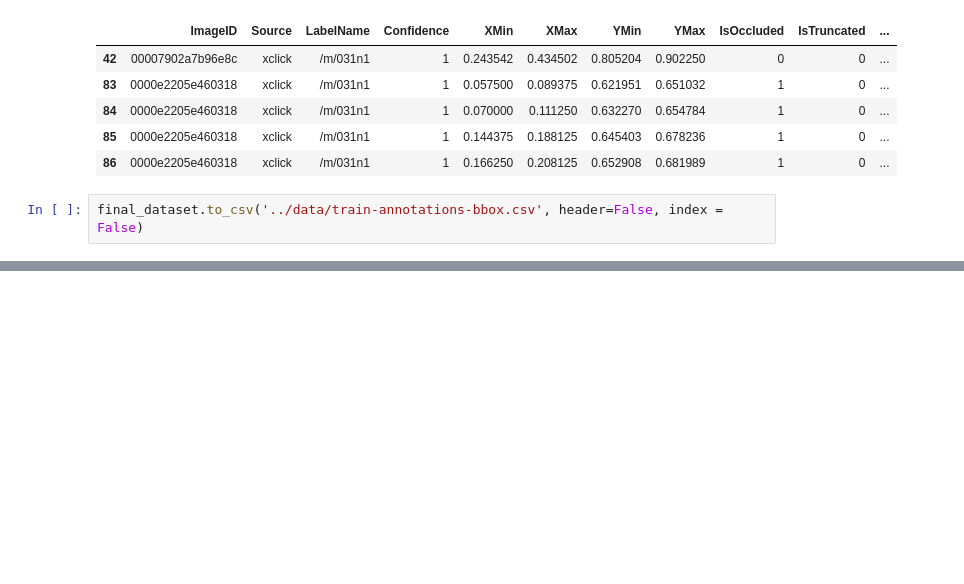
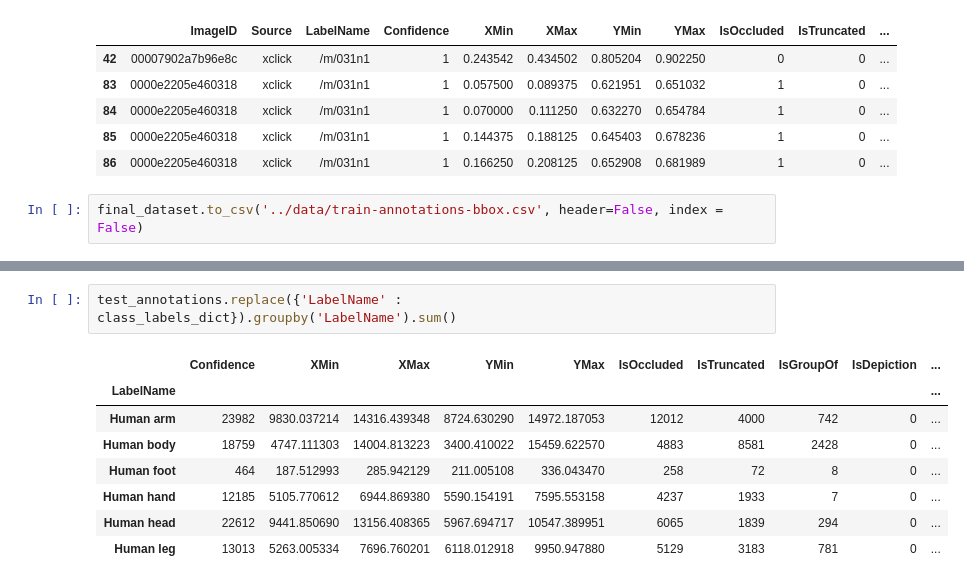
Before and after one commit to sysaster/dataset, a Jupyter notebook: notebooks/Downlod dataset.ipynb, the cells around one changed output, grey strips where cells are left out. Drawn from its saved outputs; the diff is of its cells as text; blank space fills up the shorter version.

```diff
--- a/notebooks/Downlod dataset.ipynb
+++ b/notebooks/Downlod dataset.ipynb
@@ -275,0 +310,11 @@ final_dataset.to_csv('../data/train-annotations-bbox.csv', header=False, index =
+# %%
+test_annotations.replace({'LabelName' : class_labels_dict}).groupby('LabelName').sum()
+# %% [output]
+|  | Confidence | XMin | XMax | YMin | YMax | IsOccluded | IsTruncated | IsGroupOf | IsDepiction | ... |
+| LabelName |  |  |  |  |  |  |  |  |  | ... |
+| Human arm | 23982 | 9830.037214 | 14316.439348 | 8724.630290 | 14972.187053 | 12012 | 4000 | 742 | 0 | ... |
+| Human body | 18759 | 4747.111303 | 14004.813223 | 3400.410022 | 15459.622570 | 4883 | 8581 | 2428 | 0 | ... |
+| Human foot | 464 | 187.512993 | 285.942129 | 211.005108 | 336.043470 | 258 | 72 | 8 | 0 | ... |
+| Human hand | 12185 | 5105.770612 | 6944.869380 | 5590.154191 | 7595.553158 | 4237 | 1933 | 7 | 0 | ... |
+| Human head | 22612 | 9441.850690 | 13156.408365 | 5967.694717 | 10547.389951 | 6065 | 1839 | 294 | 0 | ... |
+| Human leg | 13013 | 5263.005334 | 7696.760201 | 6118.012918 | 9950.947880 | 5129 | 3183 | 781 | 0 | ... |
```
Also changed, not shown: parts of 11 cells of this notebook, 1 other file.
